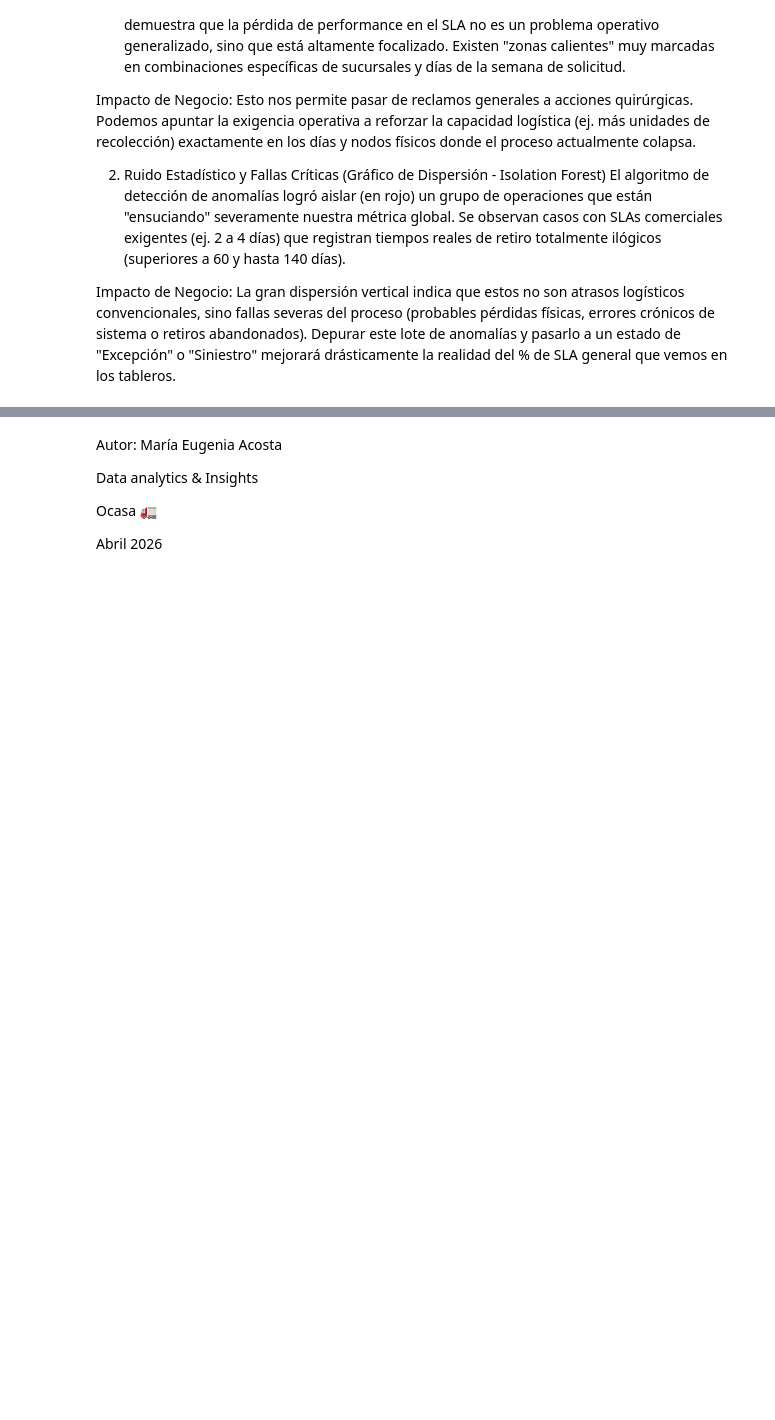
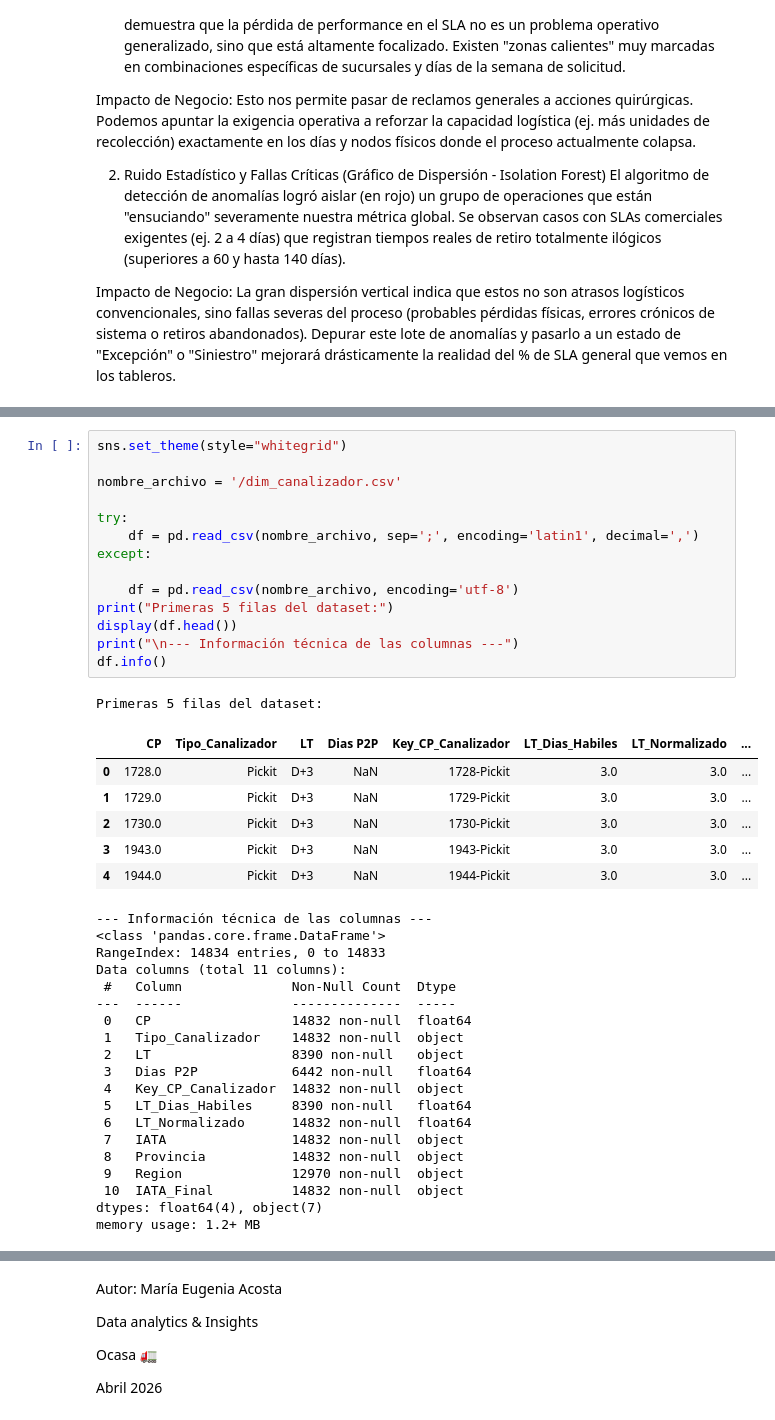
Before and after one commit to Eugeacosta/Analisis_EDA_Logistica_Inversa, a Jupyter notebook: Analisis_puntos_de_dolor_inversas.ipynb, the cells around one changed output, grey strips where cells are left out. Saved outputs shown, nothing was run; the diff lists cells and outputs as text; blank space fills up the shorter version.

```diff
--- a/Analisis_puntos_de_dolor_inversas.ipynb
+++ b/Analisis_puntos_de_dolor_inversas.ipynb
@@ -423,0 +486,41 @@ Impacto de Negocio: La gran dispersión vertical indica que estos no son atrasos
+# %%
+sns.set_theme(style="whitegrid")
+
+nombre_archivo = '/dim_canalizador.csv'
+
+try:
+    df = pd.read_csv(nombre_archivo, sep=';', encoding='latin1', decimal=',')
+except:
+
+    df = pd.read_csv(nombre_archivo, encoding='utf-8')
+print("Primeras 5 filas del dataset:")
+display(df.head())
+print("\n--- Información técnica de las columnas ---")
+df.info()
+# %% [output]
+Primeras 5 filas del dataset:
+|  | CP | Tipo_Canalizador | LT | Dias P2P | Key_CP_Canalizador | LT_Dias_Habiles | LT_Normalizado | ... |
+| 0 | 1728.0 | Pickit | D+3 | NaN | 1728-Pickit | 3.0 | 3.0 | ... |
+| 1 | 1729.0 | Pickit | D+3 | NaN | 1729-Pickit | 3.0 | 3.0 | ... |
+| 2 | 1730.0 | Pickit | D+3 | NaN | 1730-Pickit | 3.0 | 3.0 | ... |
+| 3 | 1943.0 | Pickit | D+3 | NaN | 1943-Pickit | 3.0 | 3.0 | ... |
+| 4 | 1944.0 | Pickit | D+3 | NaN | 1944-Pickit | 3.0 | 3.0 | ... |
+--- Información técnica de las columnas ---
+<class 'pandas.core.frame.DataFrame'>
+RangeIndex: 14834 entries, 0 to 14833
+Data columns (total 11 columns):
+ #   Column              Non-Null Count  Dtype
+---  ------              --------------  -----
+ 0   CP                  14832 non-null  float64
+ 1   Tipo_Canalizador    14832 non-null  object
+ 2   LT                  8390 non-null   object
+ 3   Dias P2P            6442 non-null   float64
+ 4   Key_CP_Canalizador  14832 non-null  object
+ 5   LT_Dias_Habiles     8390 non-null   float64
+ 6   LT_Normalizado      14832 non-null  float64
+ 7   IATA                14832 non-null  object
+ 8   Provincia           14832 non-null  object
+ 9   Region              12970 non-null  object
+ 10  IATA_Final          14832 non-null  object
+dtypes: float64(4), object(7)
+memory usage: 1.2+ MB
```
Also changed, not shown: parts of 13 cells of this notebook.
